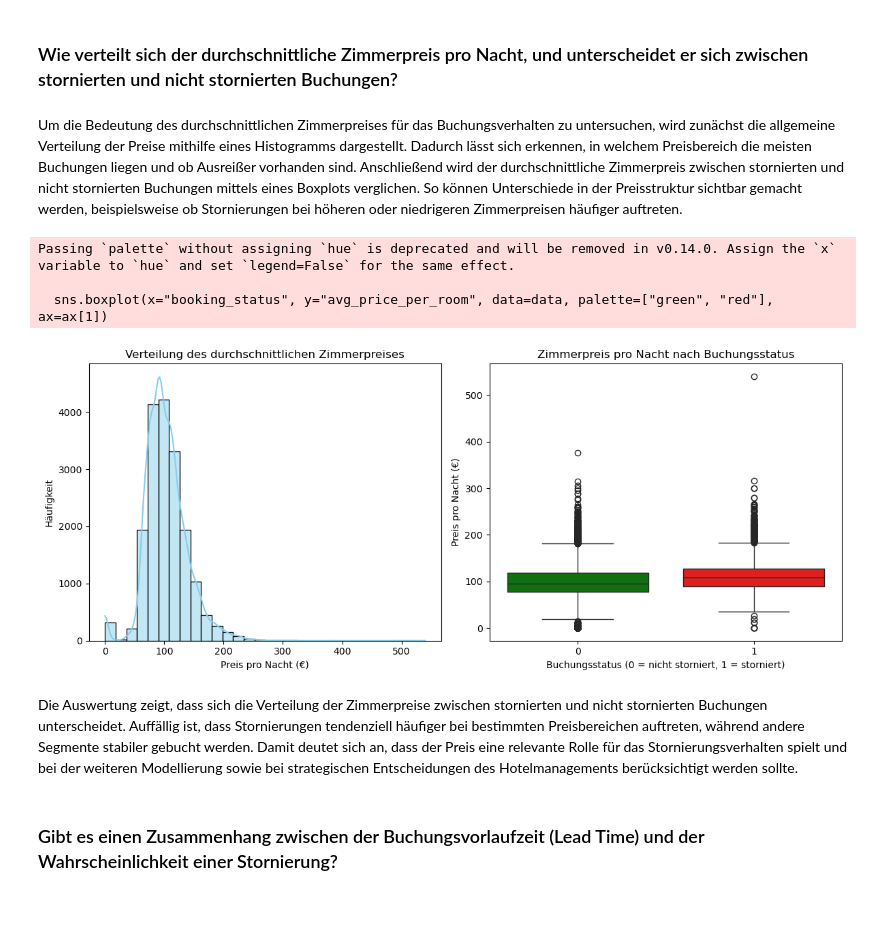
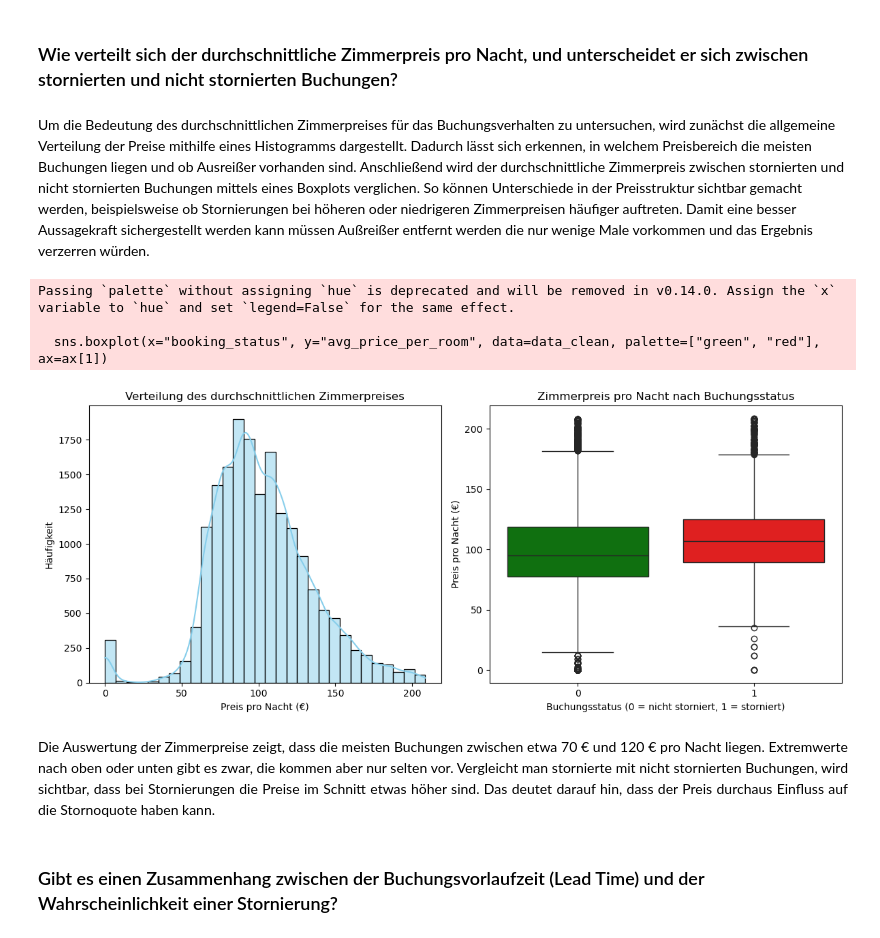
Before and after one commit to tommi-j/hausarbeit-ml, a Jupyter notebook: Hotelstornos.ipynb, the cells around one changed output. Cells and saved outputs as stored; diff of their text form; code cells hidden in the pictures; blank space fills up the shorter version.

```diff
--- a/Hotelstornos.ipynb
+++ b/Hotelstornos.ipynb
@@ -344,34 +351,38 @@ plt.show()
 # %% [markdown]
 <h3>Wie verteilt sich der durchschnittliche Zimmerpreis pro Nacht, und unterscheidet er sich zwischen stornierten und nicht stornierten Buchungen?</h3>
 # %% [markdown]
-Um die Bedeutung des durchschnittlichen Zimmerpreises für das Buchungsverhalten zu untersuchen, wird zunächst die allgemeine Verteilung der Preise mithilfe eines Histogramms dargestellt. Dadurch lässt sich erkennen, in welchem Preisbereich die meisten Buchungen liegen und ob Ausreißer vorhanden sind. Anschließend wird der durchschnittliche Zimmerpreis zwischen stornierten und nicht stornierten Buchungen mittels eines Boxplots verglichen. So können Unterschiede in der Preisstruktur sichtbar gemacht werden, beispielsweise ob Stornierungen bei höheren oder niedrigeren Zimmerpreisen häufiger auftreten.
+Um die Bedeutung des durchschnittlichen Zimmerpreises für das Buchungsverhalten zu untersuchen, wird zunächst die allgemeine Verteilung der Preise mithilfe eines Histogramms dargestellt. Dadurch lässt sich erkennen, in welchem Preisbereich die meisten Buchungen liegen und ob Ausreißer vorhanden sind. Anschließend wird der durchschnittliche Zimmerpreis zwischen stornierten und nicht stornierten Buchungen mittels eines Boxplots verglichen. So können Unterschiede in der Preisstruktur sichtbar gemacht werden, beispielsweise ob Stornierungen bei höheren oder niedrigeren Zimmerpreisen häufiger auftreten. Damit eine besser Aussagekraft sichergestellt werden kann müssen Außreißer entfernt werden die nur wenige Male vorkommen und das Ergebnis verzerren würden.
 # %%
-import matplotlib.pyplot as plt
-import seaborn as sns
+untere_grenze = data["avg_price_per_room"].quantile(0.01)
+obere_grenze = data["avg_price_per_room"].quantile(0.99)
+
+data_clean = data[(data["avg_price_per_room"] >= untere_grenze) &
+                  (data["avg_price_per_room"] <= obere_grenze)]
+
 
 # 1. Histogramm der allgemeinen Preisverteilung
 fig, ax = plt.subplots(1, 2, figsize=(12, 5))
 
-sns.histplot(data["avg_price_per_room"], bins=30, kde=True, ax=ax[0], color="skyblue")
+sns.histplot(data_clean["avg_price_per_room"], bins=30, kde=True, ax=ax[0], color="skyblue")
 ax[0].set_title("Verteilung des durchschnittlichen Zimmerpreises")
 ax[0].set_xlabel("Preis pro Nacht (€)")
 ax[0].set_ylabel("Häufigkeit")
 
 # 2. Vergleich: storniert vs. nicht storniert
-sns.boxplot(x="booking_status", y="avg_price_per_room", data=data, palette=["green", "red"], ax=ax[1])
+sns.boxplot(x="booking_status", y="avg_price_per_room", data=data_clean, palette=["green", "red"], ax=ax[1])
 ax[1].set_title("Zimmerpreis pro Nacht nach Buchungsstatus")
 ax[1].set_xlabel("Buchungsstatus (0 = nicht storniert, 1 = storniert)")
 ax[1].set_ylabel("Preis pro Nacht (€)")
 
 plt.tight_layout()
 plt.show()
 # %% [output]
 Passing `palette` without assigning `hue` is deprecated and will be removed in v0.14.0. Assign the `x` variable to `hue` and set `legend=False` for the same effect.
 
-  sns.boxplot(x="booking_status", y="avg_price_per_room", data=data, palette=["green", "red"], ax=ax[1])
+  sns.boxplot(x="booking_status", y="avg_price_per_room", data=data_clean, palette=["green", "red"], ax=ax[1])
-[figure, old version]
+[figure, new version]
 # %% [markdown]
-Die Auswertung zeigt, dass sich die Verteilung der Zimmerpreise zwischen stornierten und nicht stornierten Buchungen unterscheidet. Auffällig ist, dass Stornierungen tendenziell häufiger bei bestimmten Preisbereichen auftreten, während andere Segmente stabiler gebucht werden. Damit deutet sich an, dass der Preis eine relevante Rolle für das Stornierungsverhalten spielt und bei der weiteren Modellierung sowie bei strategischen Entscheidungen des Hotelmanagements berücksichtigt werden sollte.
+<p style="text-align: justify;line-height: 1.5;color:black; font-family: 'Times New Roman', Times, serif;">Die Auswertung der Zimmerpreise zeigt, dass die meisten Buchungen zwischen etwa 70 € und 120 € pro Nacht liegen. Extremwerte nach oben oder unten gibt es zwar, die kommen aber nur selten vor. Vergleicht man stornierte mit nicht stornierten Buchungen, wird sichtbar, dass bei Stornierungen die Preise im Schnitt etwas höher sind. Das deutet darauf hin, dass der Preis durchaus Einfluss auf die Stornoquote haben kann.
 # %% [markdown]
 <h3>Gibt es einen Zusammenhang zwischen der Buchungsvorlaufzeit (Lead Time) und der Wahrscheinlichkeit einer Stornierung?</h3>
 # %%
```
Also changed, not shown: parts of 16 cells of this notebook.
